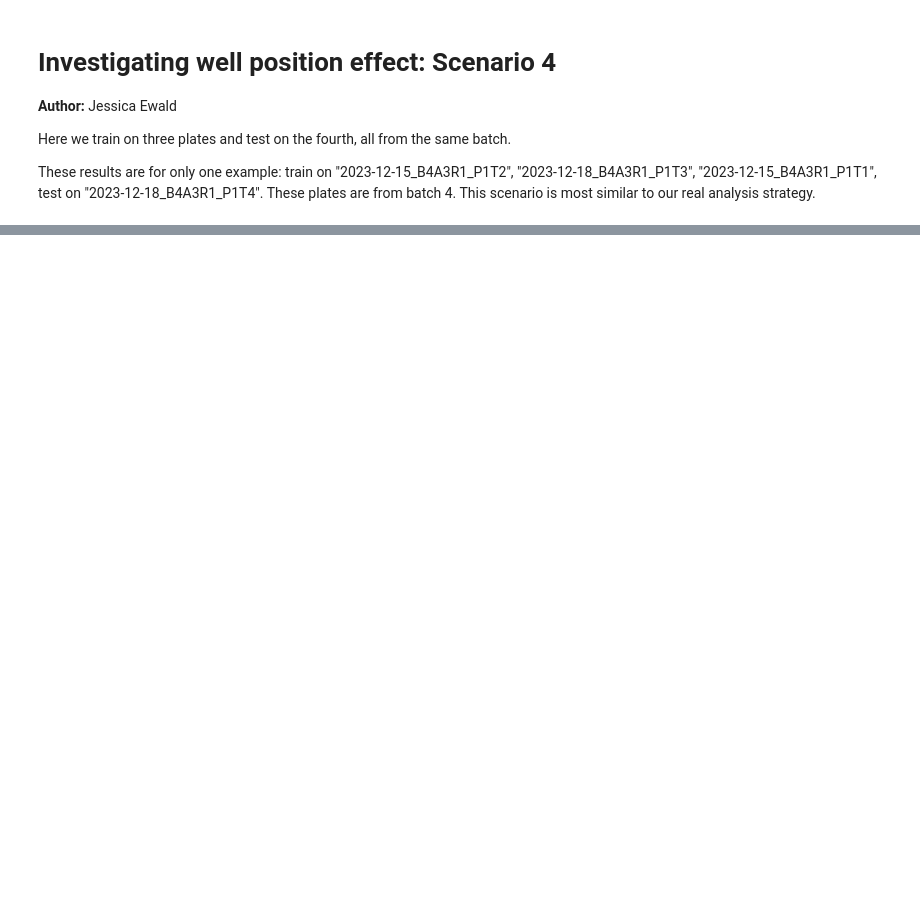
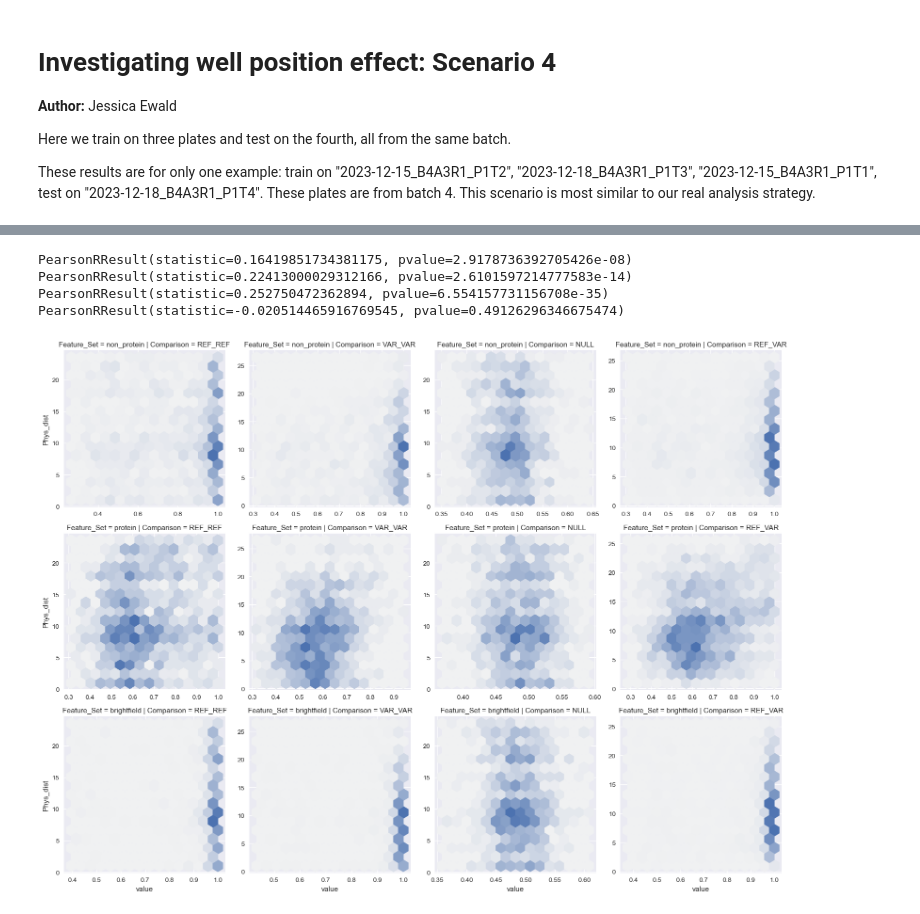
Before and after one commit to runxi-shen/2021_09_01_VarChAMP, a Jupyter notebook: 7.downstream_analysis_jess/notebooks/well_position_scen4.ipynb, the cells around one changed output, grey strips where cells are left out. Drawn from its saved outputs; the diff is of its cells as text; code cells hidden in the pictures; blank space fills up the shorter version.

```diff
--- a/7.downstream_analysis_jess/notebooks/well_position_scen4.ipynb
+++ b/7.downstream_analysis_jess/notebooks/well_position_scen4.ipynb
@@ -153,0 +166,42 @@ dist_cor.head
+# %%
+# Check p-values for protein manually
+cor_ref_ref = stats.pearsonr(dists.filter((pl.col("Feature_Set") == "protein") &
+                                          (pl.col("Comparison") == "REF_REF")).select("value").to_series(),
+                             dists.filter((pl.col("Feature_Set") == "protein") &
+                                          (pl.col("Comparison") == "REF_REF")).select("Phys_dist").to_series())
+
+cor_var_var = stats.pearsonr(dists.filter((pl.col("Feature_Set") == "protein") &
+                                          (pl.col("Comparison") == "VAR_VAR")).select("value").to_series(),
+                             dists.filter((pl.col("Feature_Set") == "protein") &
+                                          (pl.col("Comparison") == "VAR_VAR")).select("Phys_dist").to_series())
+
+cor_ref_var = stats.pearsonr(dists.filter((pl.col("Feature_Set") == "protein") &
+                                          (pl.col("Comparison") == "REF_VAR")).select("value").to_series(),
+                             dists.filter((pl.col("Feature_Set") == "protein") &
+                                          (pl.col("Comparison") == "REF_VAR")).select("Phys_dist").to_series())
+
+cor_null = stats.pearsonr(dists.filter((pl.col("Feature_Set") == "protein") &
+                                          (pl.col("Comparison") == "NULL")).select("value").to_series(),
+                             dists.filter((pl.col("Feature_Set") == "protein") &
+                                          (pl.col("Comparison") == "NULL")).select("Phys_dist").to_series())
+
+print(cor_ref_ref)
+print(cor_var_var)
+print(cor_ref_var)
+print(cor_null)
+# %% [output]
+PearsonRResult(statistic=0.16419851734381175, pvalue=2.9178736392705426e-08)
+PearsonRResult(statistic=0.22413000029312166, pvalue=2.6101597214777583e-14)
+PearsonRResult(statistic=0.252750472362894, pvalue=6.554157731156708e-35)
+PearsonRResult(statistic=-0.020514465916769545, pvalue=0.49126296346675474)
+# %%
+def hexbin(x, y, color, **kwargs):
+    cmap = sns.light_palette(color, as_cmap=True)
+    plt.hexbin(x, y, gridsize=15, cmap=cmap, **kwargs)
+# %%
+
+g = sns.FacetGrid(dists.to_pandas(), row='Feature_Set', col='Comparison', aspect=1, height=4, sharex=False, sharey=False)
+g = g.map(hexbin, "value", "Phys_dist")
+plt.show()
+# %% [output]
+[figure, added]
```
Also changed, not shown: parts of 9 cells of this notebook, 1 other file.
